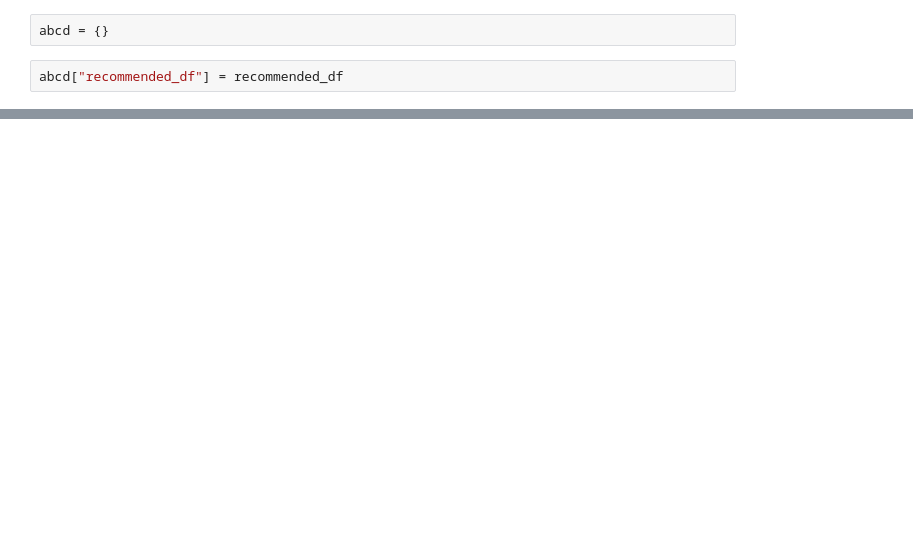
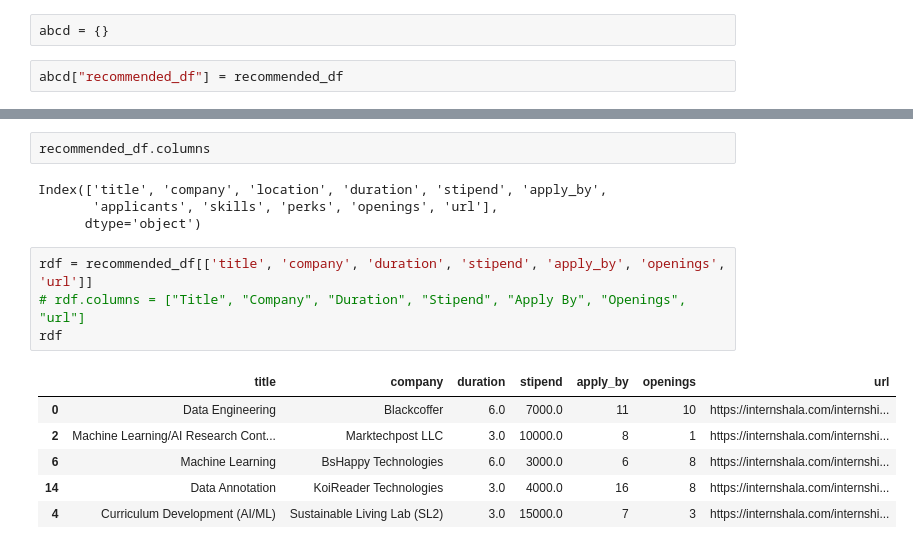
Before and after one commit to rishi5565/internshala_project_v2, a Jupyter notebook: notebooks/experiment.ipynb, the cells around one changed output, grey strips where cells are left out. Drawn from its saved outputs; the diff is of its cells as text; blank space fills up the shorter version.

```diff
--- a/notebooks/experiment.ipynb
+++ b/notebooks/experiment.ipynb
@@ -738,0 +808,17 @@ abcd["recommended_df"]
+# %%
+recommended_df.columns
+# %% [output]
+Index(['title', 'company', 'location', 'duration', 'stipend', 'apply_by',
+       'applicants', 'skills', 'perks', 'openings', 'url'],
+      dtype='object')
+# %%
+rdf = recommended_df[['title', 'company', 'duration', 'stipend', 'apply_by', 'openings', 'url']]
+# rdf.columns = ["Title", "Company", "Duration", "Stipend", "Apply By", "Openings", "url"]
+rdf
+# %% [output]
+|  | title | company | duration | stipend | apply_by | openings | url |
+| 0 | Data Engineering | Blackcoffer | 6.0 | 7000.0 | 11 | 10 | https://internshala.com/internshi... |
+| 2 | Machine Learning/AI Research Cont... | Marktechpost LLC | 3.0 | 10000.0 | 8 | 1 | https://internshala.com/internshi... |
+| 6 | Machine Learning | BsHappy Technologies | 6.0 | 3000.0 | 6 | 8 | https://internshala.com/internshi... |
+| 14 | Data Annotation | KoiReader Technologies | 3.0 | 4000.0 | 16 | 8 | https://internshala.com/internshi... |
+| 4 | Curriculum Development (AI/ML) | Sustainable Living Lab (SL2) | 3.0 | 15000.0 | 7 | 3 | https://internshala.com/internshi... |
```
Also changed, not shown: parts of 36 cells of this notebook, 15 other files.
